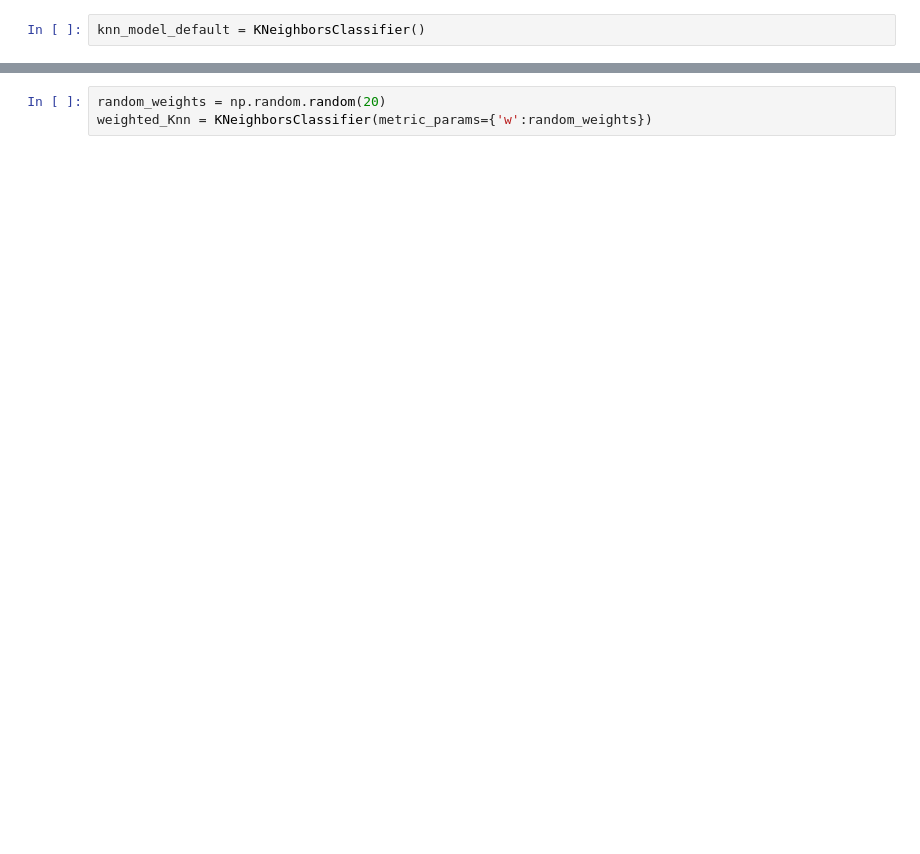
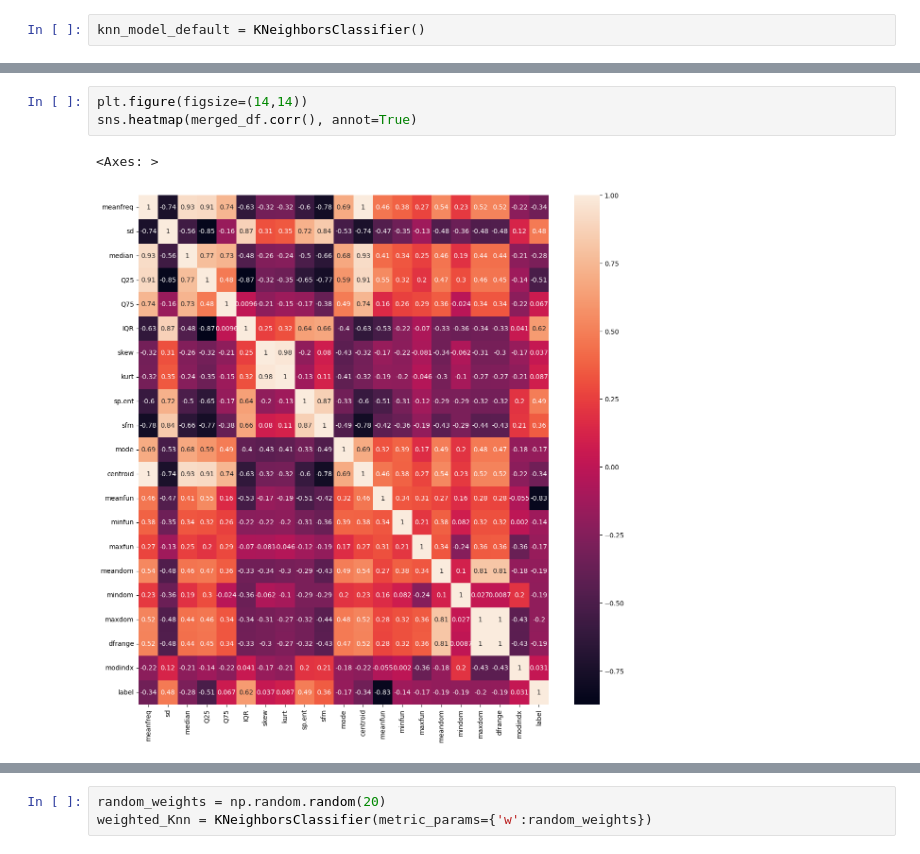
Before and after one commit to pragyanbhattarai04/DataMiningLab, a Jupyter notebook: KNN/lab.ipynb, the cells around one changed output, grey strips where cells are left out. Cells and saved outputs as stored; diff of their text form; blank space fills up the shorter version.

```diff
--- a/KNN/lab.ipynb
+++ b/KNN/lab.ipynb
@@ -221,3 +71,9 @@ sns.heatmap(merged_df.corr())
+# %%
+plt.figure(figsize=(14,14))
+sns.heatmap(merged_df.corr(), annot=True)
+# %% [output]
+<Axes: >
+[figure, added]
 # %%
 sns.barplot(merged_df.corr(), orient='y')
 # %% [output]
```
Also changed, not shown: parts of 54 cells of this notebook.
